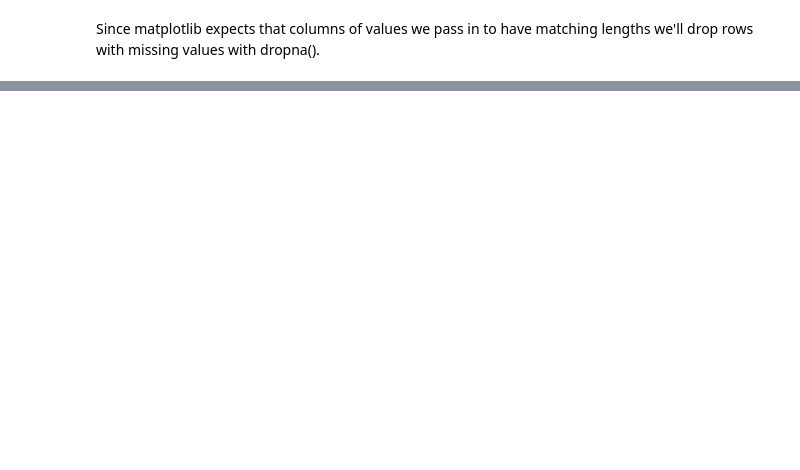
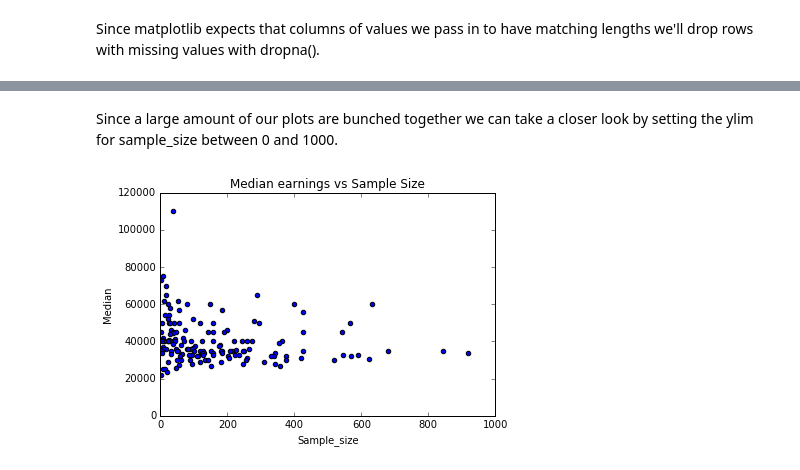
Before and after one commit to nkalpaxis/Visualizing_Earnings_Based_On_College_Majors, a Jupyter notebook: Visualizing_earnings_based_on_college_majors.ipynb, the cells around one changed output, grey strips where cells are left out. Saved outputs shown, nothing was run; the diff lists cells and outputs as text; code cells hidden in the pictures; blank space fills up the shorter version.

```diff
--- a/Visualizing_earnings_based_on_college_majors.ipynb
+++ b/Visualizing_earnings_based_on_college_majors.ipynb
@@ -77,0 +107,7 @@ recent_grads = recent_grads.dropna()
+# %% [markdown]
+Since a large amount of our plots are bunched together we can take a closer look by setting the ylim for sample_size between 0 and 1000.
+# %%
+# closer look into the above graph
+ax = recent_grads.plot(x='Sample_size', y='Median', kind='scatter', title='Median earnings vs Sample Size', xlim=(0,1000))
+# %% [output]
+[figure, added]
```
Also changed, not shown: parts of 34 cells of this notebook.
